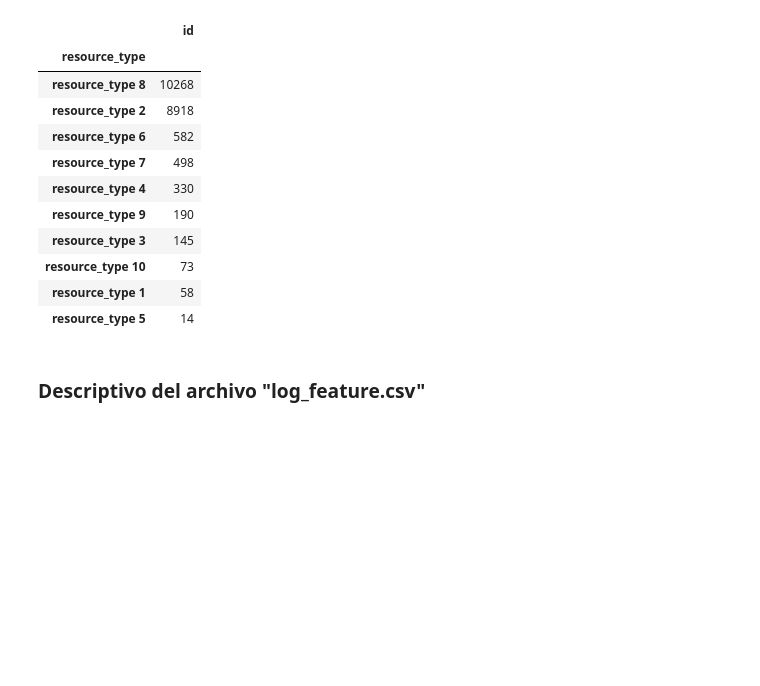
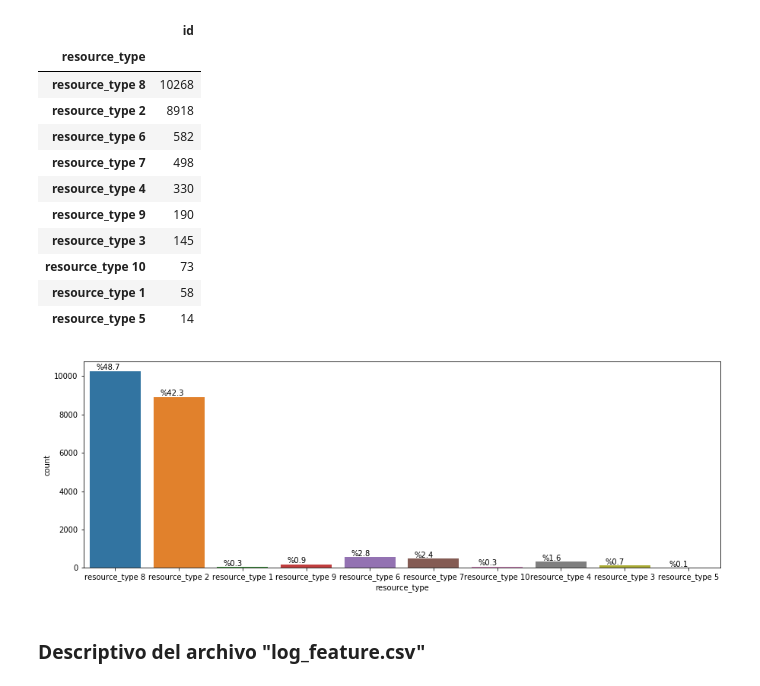
Before and after one commit to Zurishadday/pr_kaggle, a Jupyter notebook: Proyecto.ipynb, the cells around one changed output. Saved outputs shown, nothing was run; the diff lists cells and outputs as text; code cells hidden in the pictures; blank space fills up the shorter version.

```diff
--- a/Proyecto.ipynb
+++ b/Proyecto.ipynb
@@ -107,6 +115,13 @@ dfresource.groupby('resource_type').aggregate('count').sort_values(by=['id'],asc
 | resource_type 10 | 73 |
 | resource_type 1 | 58 |
 | resource_type 5 | 14 |
+# %%
+plt.figure(figsize=(15, 5))
+ax=sns.countplot(x='resource_type',data=dfresource)
+for p in ax.patches:
+        ax.annotate('%{:.1f}'.format((p.get_height()/(len(dfresource['resource_type'])))*100), (p.get_x()+0.1, p.get_height()+50))
+# %% [output]
+[figure, added]
 # %% [markdown]
 ### Descriptivo del archivo "log_feature.csv"
 # %% [markdown]
```
Also changed, not shown: parts of 31 cells of this notebook.
